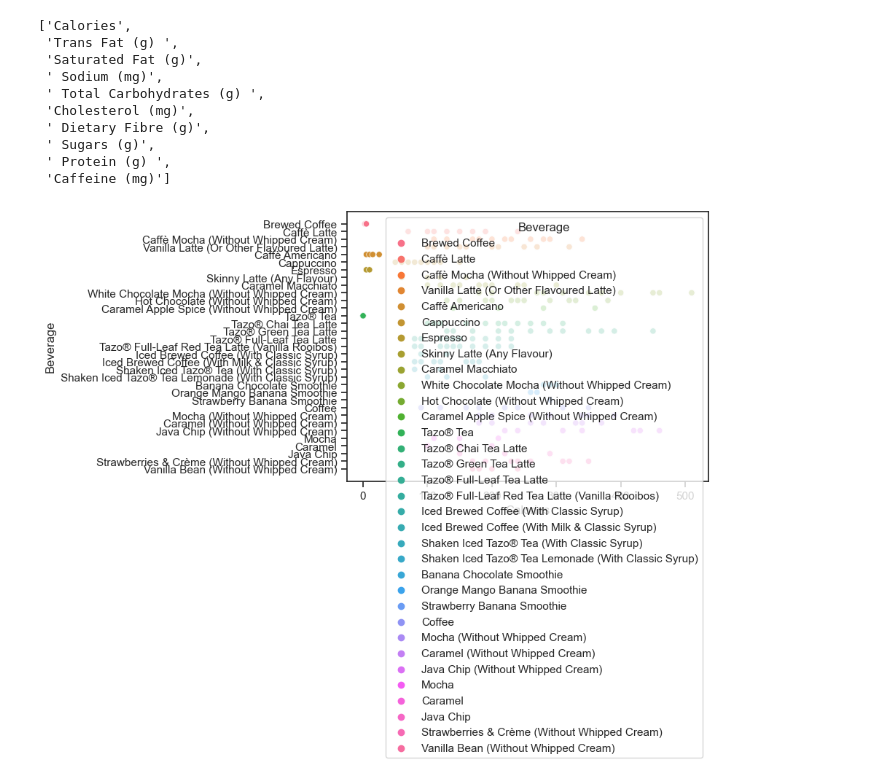
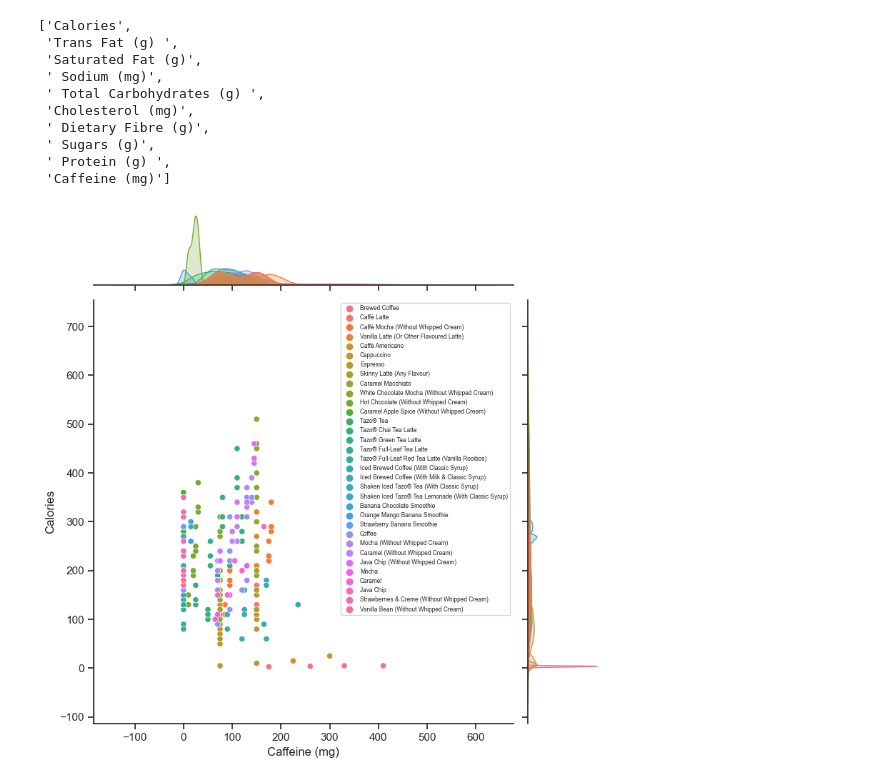
Before and after one commit to AlisonCG1/data_visualization, a Jupyter notebook: Matplotlib/Notebook/Matplotlib.ipynb, the cells around one changed output. Saved outputs shown, nothing was run; the diff lists cells and outputs as text; code cells hidden in the pictures.

Commit message:
more plots done

```diff
--- a/Matplotlib/Notebook/Matplotlib.ipynb
+++ b/Matplotlib/Notebook/Matplotlib.ipynb
@@ -169,6 +169,12 @@ numerical_col
  ' Protein (g) ',
  'Caffeine (mg)']
 # %%
-sns.scatterplot(data=starbucks, x='Calories', y="Beverage", hue="Beverage");
+ax = sns.jointplot(data=starbucks, x="Caffeine (mg)", y="Calories", hue="Beverage", height=8)
+
+# Set legend title
+ax.ax_joint.legend(title='Beverage')
+
+# Adjust legend font size
+ax.ax_joint.legend(title_fontsize='8', fontsize='6');
 # %% [output]
-[figure, old version]
+[figure, new version]
```
Also changed, not shown: parts of 1 cell of this notebook.
